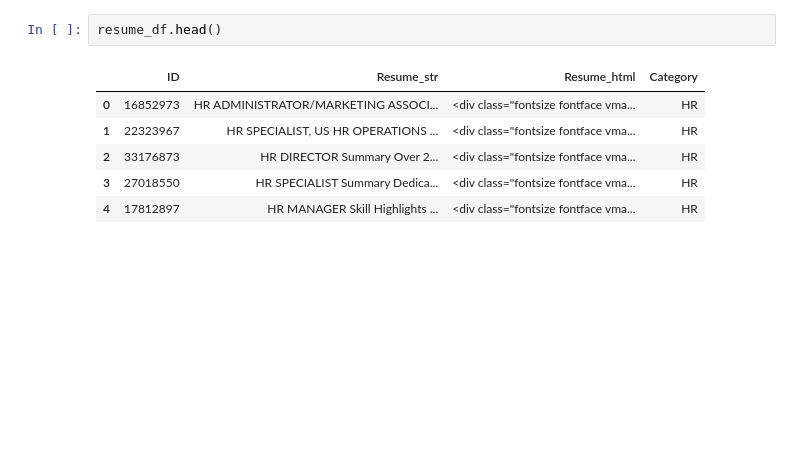
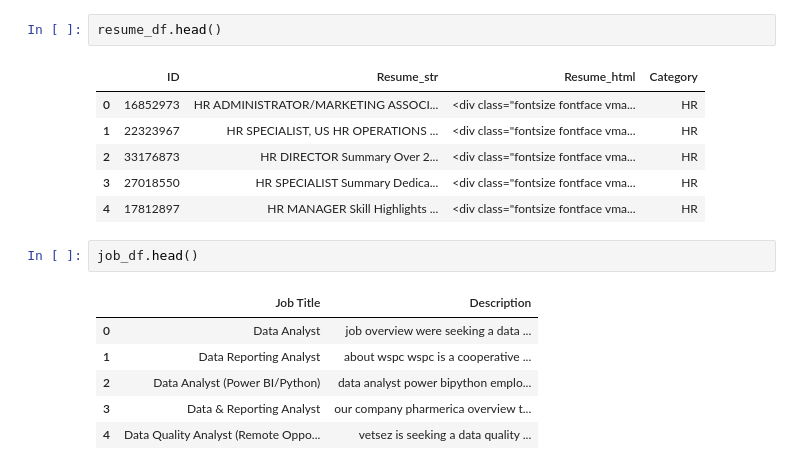
Before and after one commit to Savindi2002/CV-Analyzer-Job-Matching, a Jupyter notebook: CV_Analyzer.ipynb, the cells around one changed output. Drawn from its saved outputs; the diff is of its cells as text; blank space fills up the shorter version.

```diff
--- a/CV_Analyzer.ipynb
+++ b/CV_Analyzer.ipynb
@@ -70,3 +70,12 @@ resume_df.head()
 | 2 | 33176873 | HR DIRECTOR Summary Over 2... | <div class="fontsize fontface vma... | HR |
 | 3 | 27018550 | HR SPECIALIST Summary Dedica... | <div class="fontsize fontface vma... | HR |
 | 4 | 17812897 | HR MANAGER Skill Highlights ... | <div class="fontsize fontface vma... | HR |
+# %%
+job_df.head()
+# %% [output]
+|  | Job Title | Description |
+| 0 | Data Analyst | job overview were seeking a data ... |
+| 1 | Data Reporting Analyst | about wspc wspc is a cooperative ... |
+| 2 | Data Analyst (Power BI/Python) | data analyst power bipython emplo... |
+| 3 | Data & Reporting Analyst | our company pharmerica overview t... |
+| 4 | Data Quality Analyst (Remote Oppo... | vetsez is seeking a data quality ... |
```
Also changed, not shown: parts of 1 cell of this notebook.
